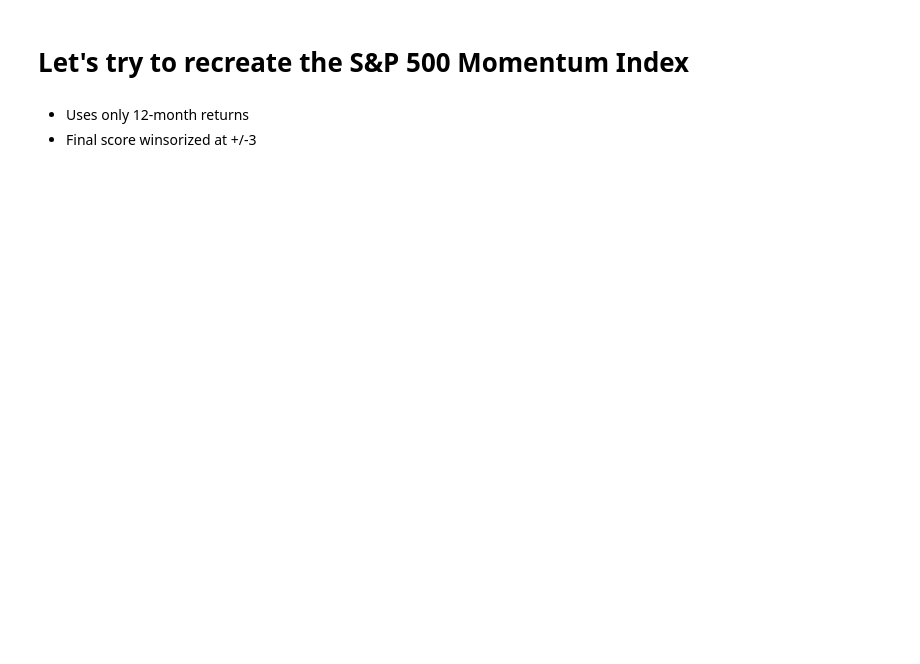
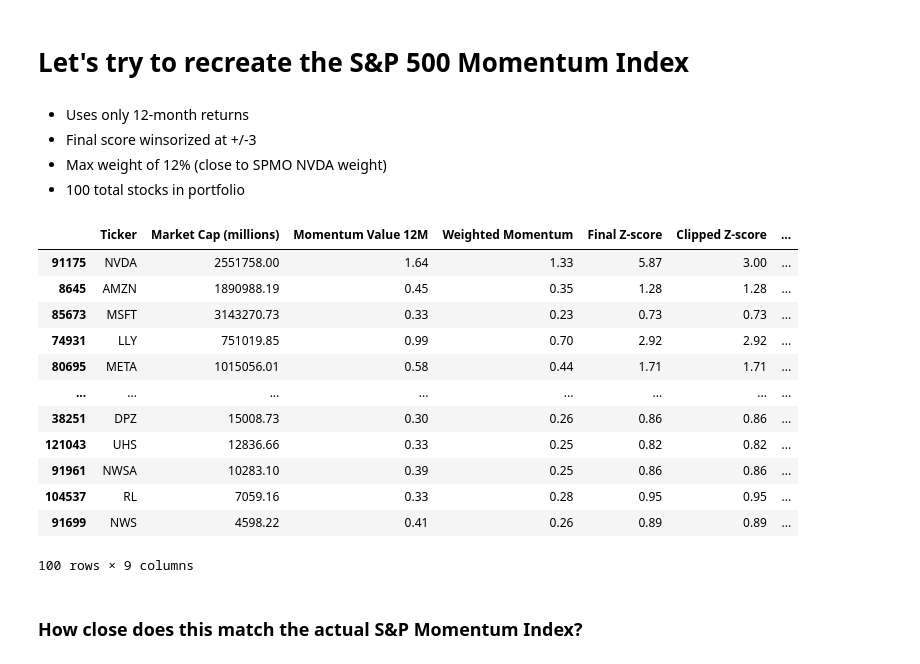
Before and after one commit to yontodd/Momentum-Jul-2024, a Jupyter notebook: momentum test.ipynb, the cells around one changed output. Drawn from its saved outputs; the diff is of its cells as text; code cells hidden in the pictures; blank space fills up the shorter version.

```diff
--- a/momentum test.ipynb
+++ b/momentum test.ipynb
@@ -223,3 +229,5 @@ MSCI then caps at 5%, but also has a few other adjustments on reconstitution.
 # %% [markdown]
 - Uses only 12-month returns
 - Final score winsorized at +/-3
+- Max weight of 12% (close to SPMO NVDA weight)
+- 100 total stocks in portfolio
@@ -225,0 +248,59 @@ MSCI then caps at 5%, but also has a few other adjustments on reconstitution.
+# %%
+# Calculate weights based on Clipped Z-score and Market Cap
+SP_momentum_df['Weight_unnormalized'] = SP_momentum_df['Clipped Z-score'] * SP_momentum_df['Market Cap (millions)']
+SP_total_weight = SP_momentum_df['Weight_unnormalized'].sum()
+SP_momentum_df['Final Weight'] = (SP_momentum_df['Weight_unnormalized'] / SP_total_weight) * 100
+
+SP_momentum_df = SP_momentum_df.sort_values(by="Final Weight",ascending=False)
+# %%
+cap = 12
+finished_capping = False
+
+while not finished_capping:
+    # Cap weights above the threshold
+    SP_momentum_df['Capped Weight'] = SP_momentum_df['Final Weight'].clip(upper=cap)
+
+    # Calculate the total weight of capped and uncapped rows
+    total_capped_weight = SP_momentum_df.loc[SP_momentum_df['Final Weight'] > cap, 'Capped Weight'].sum()
+    total_uncapped_weight = SP_momentum_df.loc[SP_momentum_df['Final Weight'] <= cap, 'Final Weight'].sum()
+
+    # Calculate the remaining total weight to be distributed
+    remaining_total_weight = 100 - total_capped_weight
+
+    # Calculate new weights for uncapped rows
+    SP_momentum_df['Adjusted Final Weight'] = SP_momentum_df.apply(
+        lambda row: (row['Capped Weight'] if row['Final Weight'] > cap else
+                    row['Final Weight'] / total_uncapped_weight * remaining_total_weight),
+        axis=1)
+
+    # Check if any uncapped weights are pushed over the cap
+    if (SP_momentum_df['Adjusted Final Weight'] > cap).any():
+        SP_momentum_df['Final Weight'] = SP_momentum_df['Adjusted Final Weight']
+    else:
+        finished_capping = True
+
+# Drop the temporary Capped Weight column
+SP_momentum_df.drop(columns=['Capped Weight'], inplace=True)
+
+# Round values to 2 decimal places
+SP_momentum_df = SP_momentum_df.round(decimals=2)
+# %%
+SP_momentum_df = SP_momentum_df.round(decimals=2)
+SP_momentum_df.to_csv("momentum_SP_proxy.csv")
+SP_momentum_df
+# %% [output]
+|  | Ticker | Market Cap (millions) | Momentum Value 12M | Weighted Momentum | Final Z-score | Clipped Z-score | ... |
+| 91175 | NVDA | 2551758.00 | 1.64 | 1.33 | 5.87 | 3.00 | ... |
+| 8645 | AMZN | 1890988.19 | 0.45 | 0.35 | 1.28 | 1.28 | ... |
+| 85673 | MSFT | 3143270.73 | 0.33 | 0.23 | 0.73 | 0.73 | ... |
+| 74931 | LLY | 751019.85 | 0.99 | 0.70 | 2.92 | 2.92 | ... |
+| 80695 | META | 1015056.01 | 0.58 | 0.44 | 1.71 | 1.71 | ... |
+| ... | ... | ... | ... | ... | ... | ... | ... |
+| 38251 | DPZ | 15008.73 | 0.30 | 0.26 | 0.86 | 0.86 | ... |
+| 121043 | UHS | 12836.66 | 0.33 | 0.25 | 0.82 | 0.82 | ... |
+| 91961 | NWSA | 10283.10 | 0.39 | 0.25 | 0.86 | 0.86 | ... |
+| 104537 | RL | 7059.16 | 0.33 | 0.28 | 0.95 | 0.95 | ... |
+| 91699 | NWS | 4598.22 | 0.41 | 0.26 | 0.89 | 0.89 | ... |
+100 rows × 9 columns
+# %% [markdown]
+### How close does this match the actual S&P Momentum Index?
```
Also changed, not shown: parts of 33 cells of this notebook, 6 other files.
